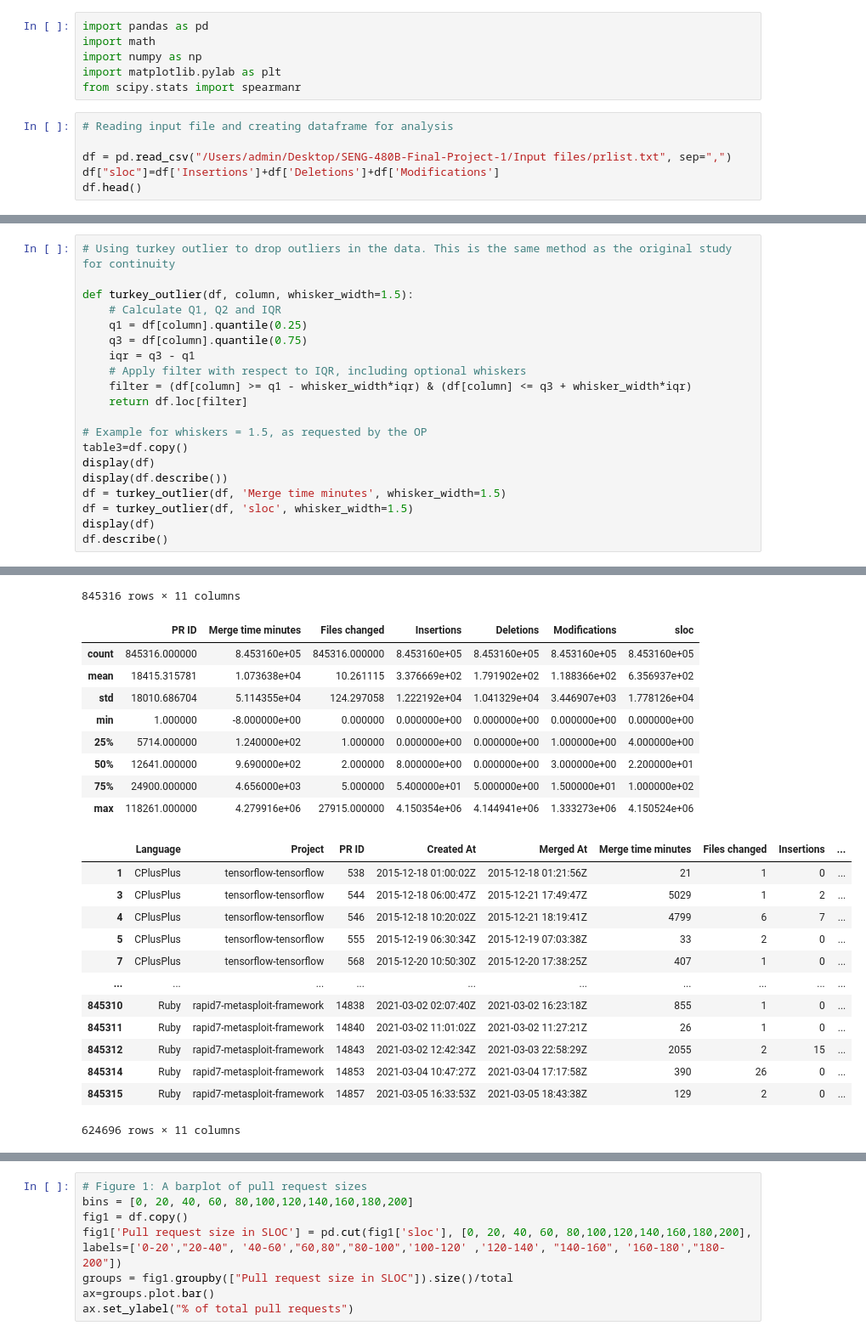
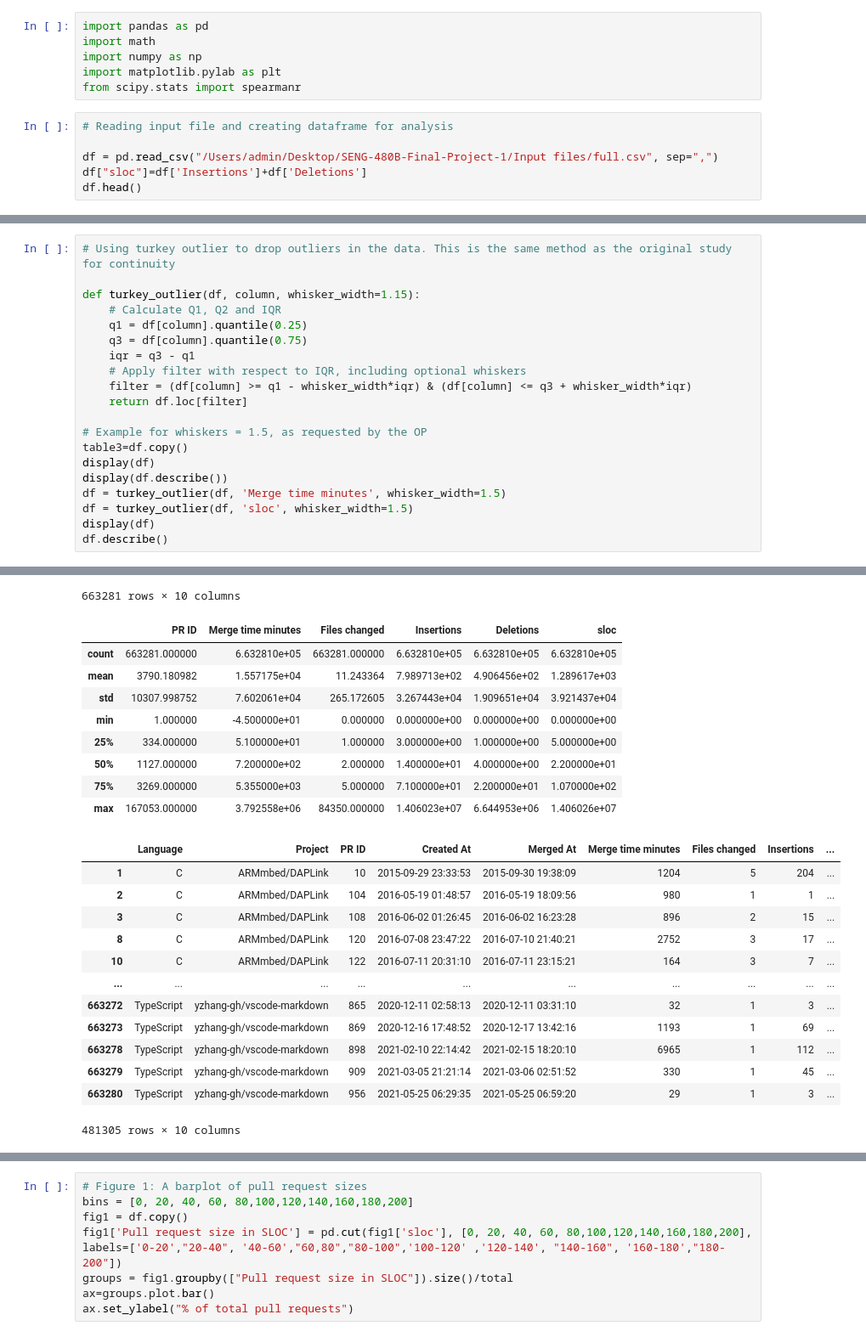
Before and after one commit to GuillaumeClaude/SENG-480B-Final-Project, a Jupyter notebook: Code/analysis.ipynb, the cells around one changed output, grey strips where cells are left out. Shown at 85% size. Saved outputs shown, nothing was run; the diff lists cells and outputs as text.

```diff
--- a/Code/analysis.ipynb
+++ b/Code/analysis.ipynb
@@ -25,8 +25,8 @@ from scipy.stats import spearmanr
 # %%
 # Reading input file and creating dataframe for analysis
 
-df = pd.read_csv("/Users/admin/Desktop/SENG-480B-Final-Project-1/Input files/prlist.txt", sep=",")
-df["sloc"]=df['Insertions']+df['Deletions']+df['Modifications']
+df = pd.read_csv("/Users/admin/Desktop/SENG-480B-Final-Project-1/Input files/full.csv", sep=",")
+df["sloc"]=df['Insertions']+df['Deletions']
 df.head()
 # %% [output]
 |  | Language | Project | PR ID | Created At | Merged At | Merge time minutes | Files changed | Insertions | ... |
@@ -38,7 +54,7 @@ df.head()
 # %%
 # Using turkey outlier to drop outliers in the data. This is the same method as the original study for continuity
 
-def turkey_outlier(df, column, whisker_width=1.5):
+def turkey_outlier(df, column, whisker_width=1.15):
     # Calculate Q1, Q2 and IQR
     q1 = df[column].quantile(0.25)
     q3 = df[column].quantile(0.75)
@@ -71,23 +87,23 @@ df.describe()
-845316 rows × 11 columns
+663281 rows × 10 columns
-|  | PR ID | Merge time minutes | Files changed | Insertions | Deletions | Modifications | sloc |
-| count | 845316.000000 | 8.453160e+05 | 845316.000000 | 8.453160e+05 | 8.453160e+05 | 8.453160e+05 | 8.453160e+05 |
-| mean | 18415.315781 | 1.073638e+04 | 10.261115 | 3.376669e+02 | 1.791902e+02 | 1.188366e+02 | 6.356937e+02 |
-| std | 18010.686704 | 5.114355e+04 | 124.297058 | 1.222192e+04 | 1.041329e+04 | 3.446907e+03 | 1.778126e+04 |
-| min | 1.000000 | -8.000000e+00 | 0.000000 | 0.000000e+00 | 0.000000e+00 | 0.000000e+00 | 0.000000e+00 |
-| 25% | 5714.000000 | 1.240000e+02 | 1.000000 | 0.000000e+00 | 0.000000e+00 | 1.000000e+00 | 4.000000e+00 |
-| 50% | 12641.000000 | 9.690000e+02 | 2.000000 | 8.000000e+00 | 0.000000e+00 | 3.000000e+00 | 2.200000e+01 |
-| 75% | 24900.000000 | 4.656000e+03 | 5.000000 | 5.400000e+01 | 5.000000e+00 | 1.500000e+01 | 1.000000e+02 |
-| max | 118261.000000 | 4.279916e+06 | 27915.000000 | 4.150354e+06 | 4.144941e+06 | 1.333273e+06 | 4.150524e+06 |
+|  | PR ID | Merge time minutes | Files changed | Insertions | Deletions | sloc |
+| count | 663281.000000 | 6.632810e+05 | 663281.000000 | 6.632810e+05 | 6.632810e+05 | 6.632810e+05 |
+| mean | 3790.180982 | 1.557175e+04 | 11.243364 | 7.989713e+02 | 4.906456e+02 | 1.289617e+03 |
+| std | 10307.998752 | 7.602061e+04 | 265.172605 | 3.267443e+04 | 1.909651e+04 | 3.921437e+04 |
+| min | 1.000000 | -4.500000e+01 | 0.000000 | 0.000000e+00 | 0.000000e+00 | 0.000000e+00 |
+| 25% | 334.000000 | 5.100000e+01 | 1.000000 | 3.000000e+00 | 1.000000e+00 | 5.000000e+00 |
+| 50% | 1127.000000 | 7.200000e+02 | 2.000000 | 1.400000e+01 | 4.000000e+00 | 2.200000e+01 |
+| 75% | 3269.000000 | 5.355000e+03 | 5.000000 | 7.100000e+01 | 2.200000e+01 | 1.070000e+02 |
+| max | 167053.000000 | 3.792558e+06 | 84350.000000 | 1.406023e+07 | 6.644953e+06 | 1.406026e+07 |
 |  | Language | Project | PR ID | Created At | Merged At | Merge time minutes | Files changed | Insertions | ... |
-| 1 | CPlusPlus | tensorflow-tensorflow | 538 | 2015-12-18 01:00:02Z | 2015-12-18 01:21:56Z | 21 | 1 | 0 | ... |
-| 3 | CPlusPlus | tensorflow-tensorflow | 544 | 2015-12-18 06:00:47Z | 2015-12-21 17:49:47Z | 5029 | 1 | 2 | ... |
-| 4 | CPlusPlus | tensorflow-tensorflow | 546 | 2015-12-18 10:20:02Z | 2015-12-21 18:19:41Z | 4799 | 6 | 7 | ... |
-| 5 | CPlusPlus | tensorflow-tensorflow | 555 | 2015-12-19 06:30:34Z | 2015-12-19 07:03:38Z | 33 | 2 | 0 | ... |
-| 7 | CPlusPlus | tensorflow-tensorflow | 568 | 2015-12-20 10:50:30Z | 2015-12-20 17:38:25Z | 407 | 1 | 0 | ... |
+| 1 | C | ARMmbed/DAPLink | 10 | 2015-09-29 23:33:53 | 2015-09-30 19:38:09 | 1204 | 5 | 204 | ... |
+| 2 | C | ARMmbed/DAPLink | 104 | 2016-05-19 01:48:57 | 2016-05-19 18:09:56 | 980 | 1 | 1 | ... |
+| 3 | C | ARMmbed/DAPLink | 108 | 2016-06-02 01:26:45 | 2016-06-02 16:23:28 | 896 | 2 | 15 | ... |
+| 8 | C | ARMmbed/DAPLink | 120 | 2016-07-08 23:47:22 | 2016-07-10 21:40:21 | 2752 | 3 | 17 | ... |
+| 10 | C | ARMmbed/DAPLink | 122 | 2016-07-11 20:31:10 | 2016-07-11 23:15:21 | 164 | 3 | 7 | ... |
 | ... | ... | ... | ... | ... | ... | ... | ... | ... | ... |
-| 845310 | Ruby | rapid7-metasploit-framework | 14838 | 2021-03-02 02:07:40Z | 2021-03-02 16:23:18Z | 855 | 1 | 0 | ... |
-| 845311 | Ruby | rapid7-metasploit-framework | 14840 | 2021-03-02 11:01:02Z | 2021-03-02 11:27:21Z | 26 | 1 | 0 | ... |
-| 845312 | Ruby | rapid7-metasploit-framework | 14843 | 2021-03-02 12:42:34Z | 2021-03-03 22:58:29Z | 2055 | 2 | 15 | ... |
-| 845314 | Ruby | rapid7-metasploit-framework | 14853 | 2021-03-04 10:47:27Z | 2021-03-04 17:17:58Z | 390 | 26 | 0 | ... |
-| 845315 | Ruby | rapid7-metasploit-framework | 14857 | 2021-03-05 16:33:53Z | 2021-03-05 18:43:38Z | 129 | 2 | 0 | ... |
+| 663272 | TypeScript | yzhang-gh/vscode-markdown | 865 | 2020-12-11 02:58:13 | 2020-12-11 03:31:10 | 32 | 1 | 3 | ... |
+| 663273 | TypeScript | yzhang-gh/vscode-markdown | 869 | 2020-12-16 17:48:52 | 2020-12-17 13:42:16 | 1193 | 1 | 69 | ... |
+| 663278 | TypeScript | yzhang-gh/vscode-markdown | 898 | 2021-02-10 22:14:42 | 2021-02-15 18:20:10 | 6965 | 1 | 112 | ... |
+| 663279 | TypeScript | yzhang-gh/vscode-markdown | 909 | 2021-03-05 21:21:14 | 2021-03-06 02:51:52 | 330 | 1 | 45 | ... |
+| 663280 | TypeScript | yzhang-gh/vscode-markdown | 956 | 2021-05-25 06:29:35 | 2021-05-25 06:59:20 | 29 | 1 | 3 | ... |
-624696 rows × 11 columns
+481305 rows × 10 columns
```
Also changed, not shown: parts of 10 cells of this notebook.
